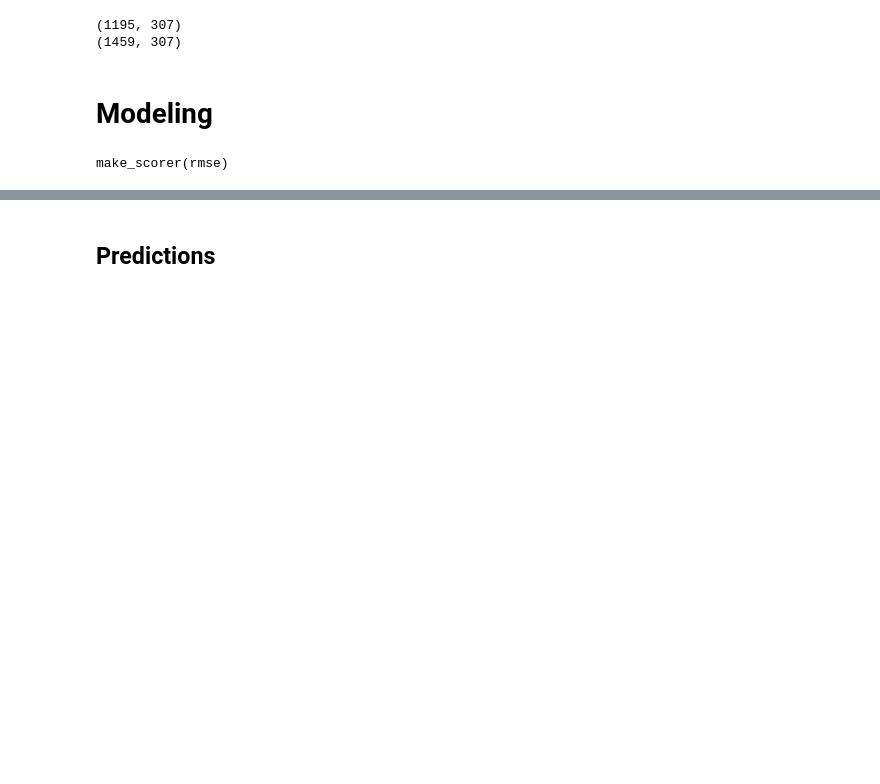
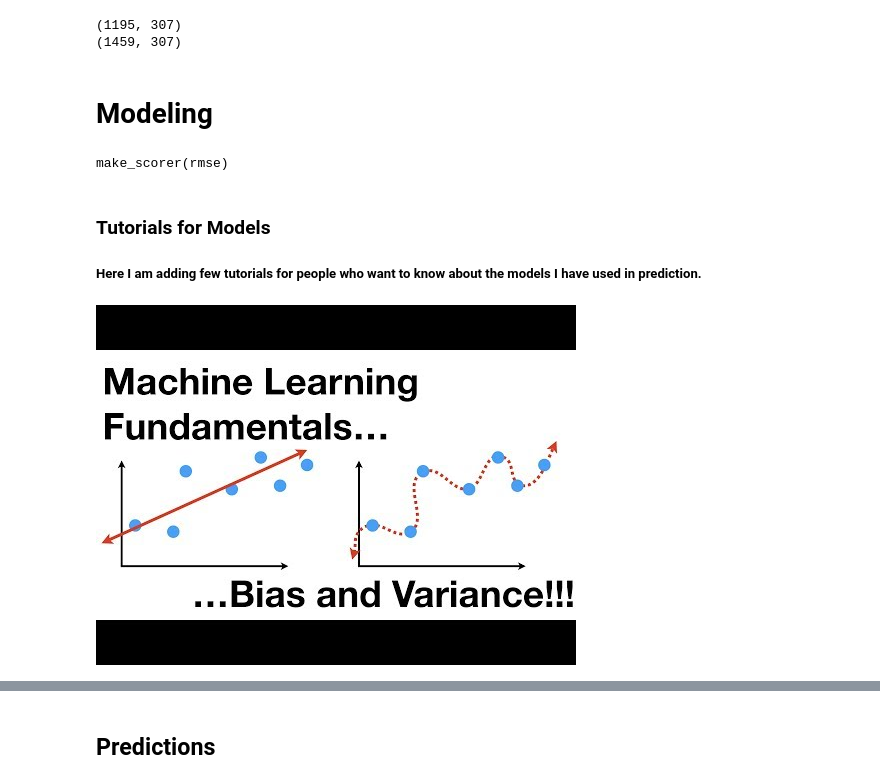
Before and after one commit to oliverdelacruz/kaggle, a Jupyter notebook: housing prices/main.ipynb, the cells around one changed output, grey strips where cells are left out. Saved outputs shown, nothing was run; the diff lists cells and outputs as text; code cells hidden in the pictures; blank space fills up the shorter version.

```diff
--- a/housing prices/main.ipynb
+++ b/housing prices/main.ipynb
@@ -832 +817,11 @@ def score(model):
     return score
+# %% [markdown]
+### Tutorials for Models
+##### Here I am adding few tutorials for people who want to know about the models I have used in prediction.
+# %%
+from IPython.display import YouTubeVideo
+#Video tutorial on Bias-Variance Tradeoff
+
+YouTubeVideo('EuBBz3bI-aA',width=700, height=350)
+# %% [output]
+[figure, added]
```
Also changed, not shown: parts of 11 cells of this notebook, 9 other files.
